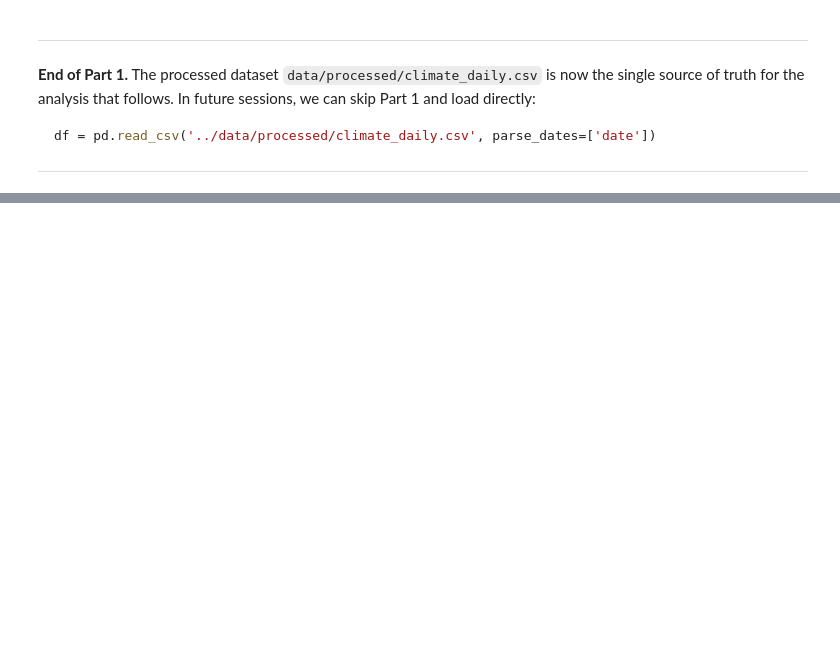
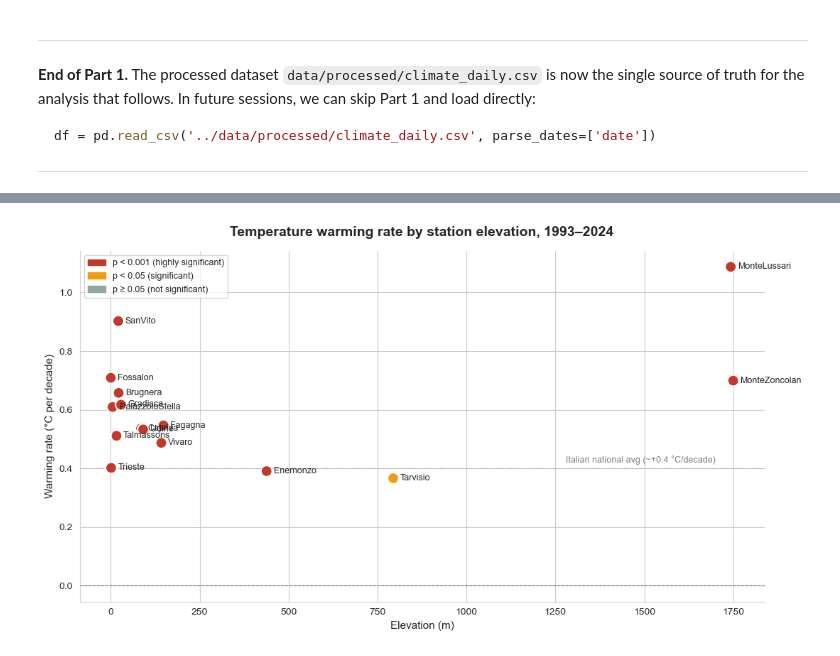
Before and after one commit to edg93/data-science-portfolio, a Jupyter notebook: climate-fvg/notebooks/climate_analysis.ipynb, the cells around one changed output, grey strips where cells are left out. Cells and saved outputs as stored; diff of their text form; code cells hidden in the pictures; blank space fills up the shorter version.

```diff
--- a/climate-fvg/notebooks/climate_analysis.ipynb
+++ b/climate-fvg/notebooks/climate_analysis.ipynb
@@ -265,0 +324,19 @@ Planned sections:
+# %%
+from scipy.stats import linregress
+
+trends = []
+for station, group in annual.groupby('station_key'):
+    if len(group) < 15:
+        continue
+    fit = linregress(group['year'], group['annual_temp_mean'])
+    trends.append({
+        'station_key':       station,
+        'slope_per_decade':  fit.slope * 10,
+        'r_squared':         fit.rvalue ** 2,
+        'p_value':           fit.pvalue,
+        'n_years':           len(group),
+        'elevation_m':       group['elevation_m'].iloc[0],
+    })
+
+trends_df = pd.DataFrame(trends).sort_values('elevation_m').reset_index(drop=True)
+trends_df
@@ -265,0 +411,42 @@ Planned sections:
+# %%
+fig, ax = plt.subplots(figsize=(11, 6))
+
+# Colour by significance
+colors = ['#c0392b' if p < 0.001 else '#f39c12' if p < 0.05 else '#95a5a6'
+          for p in trends_df['p_value']]
+
+ax.scatter(trends_df['elevation_m'], trends_df['slope_per_decade'],
+           c=colors, s=130, edgecolor='white', linewidth=1.5, zorder=3)
+
+# Station labels
+for _, row in trends_df.iterrows():
+    ax.annotate(row['station_key'],
+                xy=(row['elevation_m'], row['slope_per_decade']),
+                xytext=(7, 0), textcoords='offset points',
+                fontsize=9, va='center')
+
+# Reference lines
+ax.axhline(y=0, color='black', linewidth=0.8, linestyle='--', alpha=0.5)
+ax.axhline(y=0.4, color='gray', linewidth=0.8, linestyle=':', alpha=0.5)
+ax.text(1700, 0.42, 'Italian national avg (~+0.4 °C/decade)',
+        fontsize=9, color='gray', ha='right')
+
+ax.set_xlabel('Elevation (m)', fontsize=11)
+ax.set_ylabel('Warming rate (°C per decade)', fontsize=11)
+ax.set_title('Temperature warming rate by station elevation, 1993–2024',
+             fontweight='bold', pad=15)
+ax.spines['top'].set_visible(False)
+ax.spines['right'].set_visible(False)
+
+import matplotlib.patches as mpatches
+legend_items = [
+    mpatches.Patch(color='#c0392b', label='p < 0.001 (highly significant)'),
+    mpatches.Patch(color='#f39c12', label='p < 0.05 (significant)'),
+    mpatches.Patch(color='#95a5a6', label='p ≥ 0.05 (not significant)'),
+]
+ax.legend(handles=legend_items, loc='upper left', fontsize=9, frameon=True)
+
+plt.tight_layout()
+plt.show()
+# %% [output]
+[figure, added]
```
Also changed, not shown: parts of 14 cells of this notebook, 1 other file.
